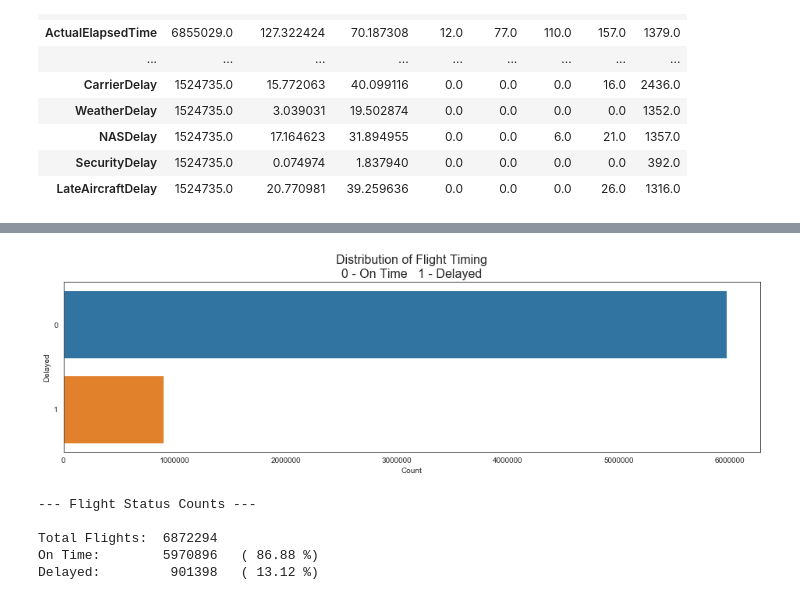
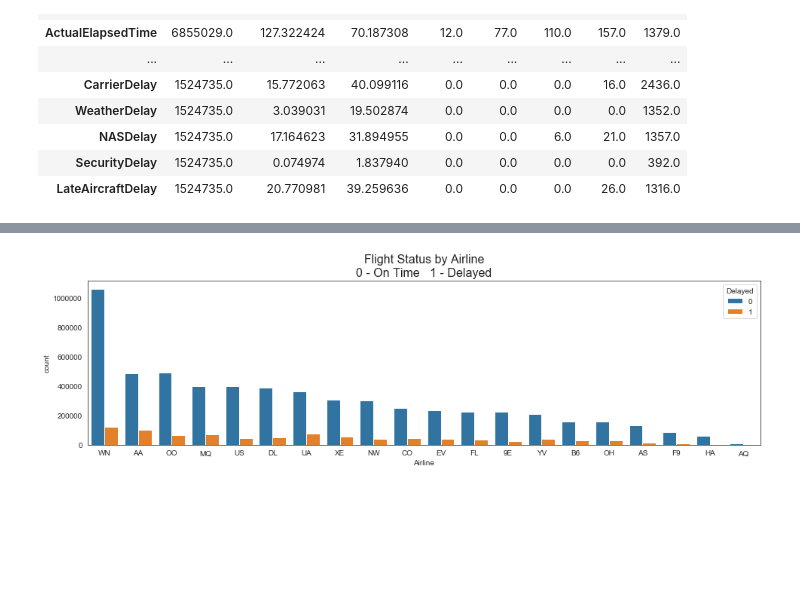
Before and after one commit to samfradkin/Thinkful-Data-Science, a Jupyter notebook: Unit 3/Potpourri/1.3.6.2 Supervised Learning Potpourri - 2 - Airline Arrivals.ipynb, the cells around one changed output, grey strips where cells are left out. Drawn from its saved outputs; the diff is of its cells as text; code cells hidden in the pictures; blank space fills up the shorter version.

```diff
--- a/Unit 3/Potpourri/1.3.6.2 Supervised Learning Potpourri - 2 - Airline Arrivals.ipynb
+++ b/Unit 3/Potpourri/1.3.6.2 Supervised Learning Potpourri - 2 - Airline Arrivals.ipynb
@@ -75,7 +96,7 @@ df.describe().transpose()
 df = df[df['Cancelled'] == 0]
 # %%
 # Remove all columns that add no value to delay predictions
-df.drop(['Year', 'FlightNum', 'Cancelled', 'CancellationCode', 'TailNum'], 1, inplace=True)
+df.drop(['Year', 'FlightNum', 'Cancelled', 'CancellationCode', 'TailNum', 'ActualElapsedTime', 'Diverted'], 1, inplace=True)
 # %%
 # From the DESCRIBE print, it appears that the last five features are missing about 80% of their data.
 # Let's remove those features too.
@@ -94,0 +123,3 @@ df.head()
+# %%
+# Looks like we can afford to drop those rows without losing any data integrity. Let's do it.
+df.dropna(inplace = True)
@@ -94,0 +128,16 @@ df.head()
+# %%
+# Convert the columns to less computationally-expensive data types
+flt2int = ['CRSElapsedTime', 'AirTime', 'ArrDelay', 'DepDelay', 'TaxiIn', 'TaxiOut']
+flt2flt = ['DepTime', 'CRSDepTime', 'ArrTime', 'CRSArrTime']
+int2int = ['Month', 'DayofMonth', 'DayOfWeek', 'Distance', 'Delayed']
+
+for i in flt2int:
+    df[i] = df[i].astype(np.int16)
+
+for i in flt2flt:
+    df[i] = df[i].astype(np.float16)
+
+for i in int2int:
+    df[i] = df[i].astype(np.int16)
+
+df.info()
@@ -120,26 +230,13 @@ df.head()
+# %%
+# Create a table of all the UniqueCarrier airlines in the dataset and count how many flights they have
+airlines = df['UniqueCarrier'].value_counts()
+airlines = pd.DataFrame(airlines)
 # %%
-plt.figure(figsize=(16, 4))
-sns.countplot(y = 'Delayed', data = df)
-plt.xlabel('Count')
-plt.title('Distribution of Flight Timing\n0 - On Time   1 - Delayed', fontsize = 16)
+# Create a countplot showing each airline and their ratio of On-Time vs. Delayed flights
+plt.figure(figsize=(16,4))
+sns.countplot(x = 'UniqueCarrier', hue = 'Delayed', data = df, order = airlines.index)
+plt.title('Flight Status by Airline\n0 - On Time   1 - Delayed', fontsize = 16)
+plt.xlabel('Airline')
 plt.show()
 # %% [output]
-[figure, old version]
+[figure, new version]
-# %%
-totalflights = len(df.Delayed)
-delayed    = df['Delayed'].value_counts()[1]
-ontime     = df['Delayed'].value_counts()[0]
-delayedpct = delayed / totalflights
-ontimepct  = ontime  / totalflights
-
-print('--- Flight Status Counts ---')
-print()
-print('Total Flights: ', str(totalflights))
-print('On Time:       ', str(ontime),   '  (', str(round((ontimepct  * 100), 2)), '%)')
-print('Delayed:        ', str(delayed), '  (', str(round((delayedpct * 100), 2)), '%)')
-# %% [output]
---- Flight Status Counts ---
-
-Total Flights:  6872294
-On Time:        5970896   ( 86.88 %)
-Delayed:         901398   ( 13.12 %)
```
Also changed, not shown: parts of 39 cells of this notebook.
